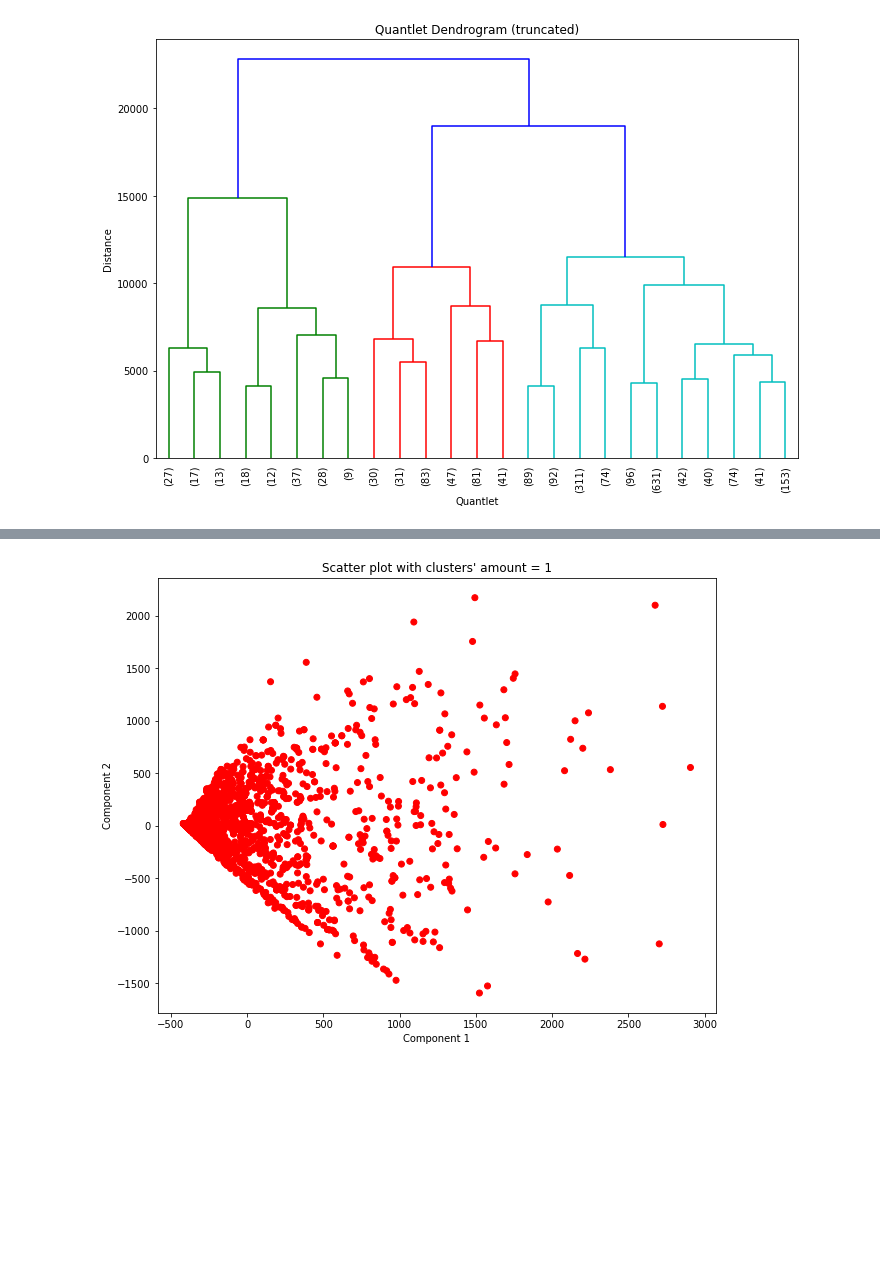
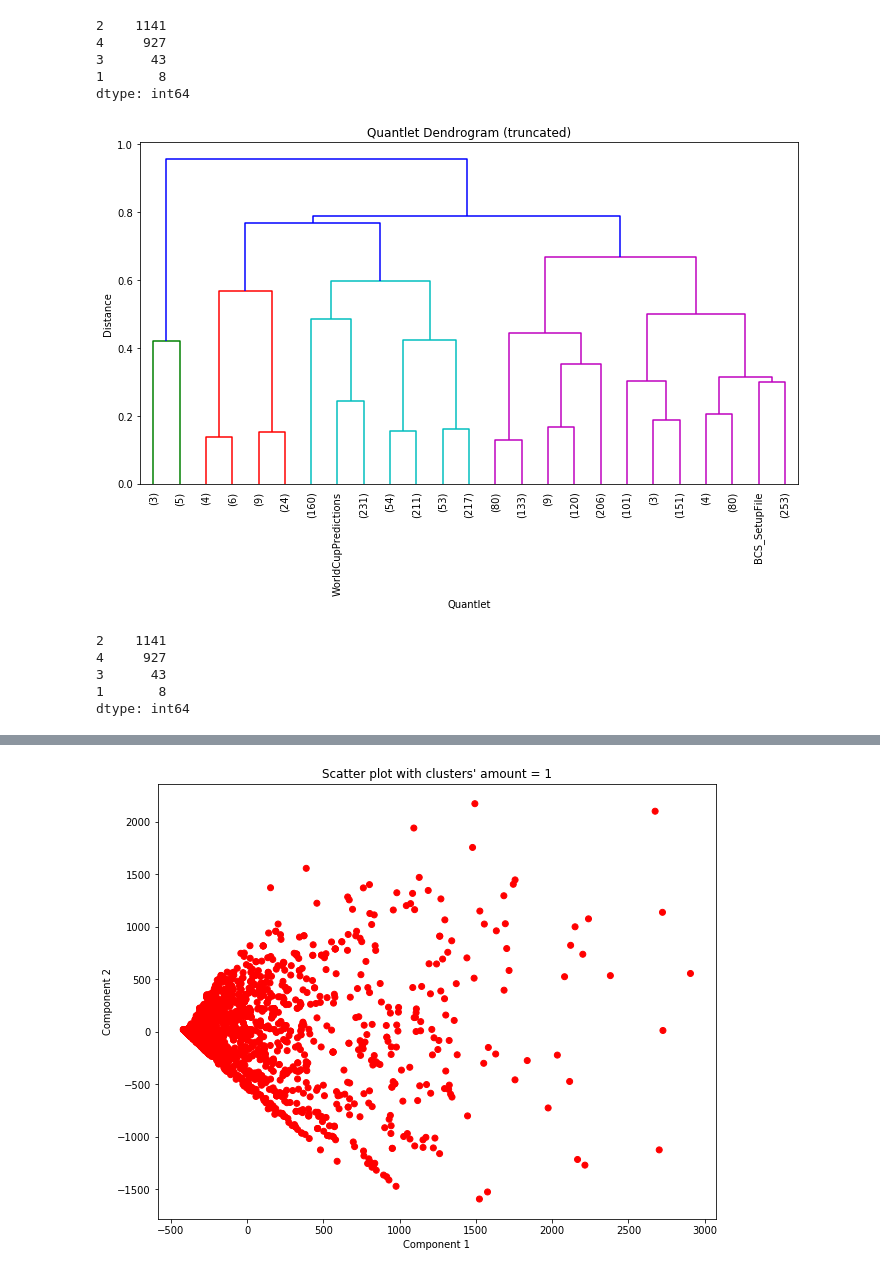
Before and after one commit to lizzzi111/HClustering, a Jupyter notebook: DEDA_HClustering_quantlets/DEDA_HClustering_quantlet.ipynb, the cells around one changed output, grey strips where cells are left out. Saved outputs shown, nothing was run; the diff lists cells and outputs as text; code cells hidden in the pictures; blank space fills up the shorter version.

```diff
--- a/DEDA_HClustering_quantlets/DEDA_HClustering_quantlet.ipynb
+++ b/DEDA_HClustering_quantlets/DEDA_HClustering_quantlet.ipynb
@@ -32,6 +34,6 @@ Using TensorFlow backend.
 # %%
 # create data frame
-df = {'name': np.zeros(len(data['quantlets'])),
+df = {'Name': np.zeros(len(data['quantlets'])),
       'author_of_last_comm': np.zeros(len(data['quantlets'])),
       'is_debuggable': np.zeros(len(data['quantlets'])),
       'grade': np.zeros(len(data['quantlets'])),
@@ -41,7 +43,8 @@ df = pd.DataFrame(data=df)
 # %%
 # extract the columns we need
 for c, i in enumerate(data['quantlets']):
-    df.loc[c,'name'] = i
+    df.loc[c,'Name'] = i
+    df.loc[c,'author_of_first_comm'] = data['quantlets'][i]['commit_first']['commit']['author']['name']
     df.loc[c,'author_of_last_comm'] = data['quantlets'][i]['commit_last']['commit']['author']['name']
     df.loc[c,'is_debuggable'] = data['quantlets'][i]['is_debuggable']
     try:
@@ -66,3 +61,18 @@ did not work
+# %%
+# add HClustering
+df = df.append(pd.DataFrame({'Name' : 'DEDA_HClustering_image_example_km',
+                      'author_of_first_comm': 'NA',
+                      'author_of_last_comm': 'NA',
+                      'is_debuggable': True,
+                      'grade': 'NA',
+                      'keywords': 'Computer vision image segmentation k-means cluster analysis'}, index = [df.index.max()+1]))
+
+df = df.append(pd.DataFrame({'Name' : 'DEDA_HClustering_quantlets',
+                      'author_of_first_comm': 'NA',
+                      'author_of_last_comm': 'NA',
+                      'is_debuggable': True,
+                      'grade': 'NA',
+                      'keywords': 'Quantlets hierarchical k-means cluster analysis'}, index = [df.index.max()+1]))
 # %%
 # text preprocessing
 tokenizer = Tokenizer(num_words=10000)
@@ -70,15 +80,17 @@ tokenizer.fit_on_texts(df.keywords.values)
 train_X = tokenizer.texts_to_sequences(df.keywords.values, )
 train_X = [np.unique(i) for i in train_X]
 train_X = pad_sequences(train_X, maxlen=15, padding='post')
-labels = [i.split('/')[1] for i in df.name]
+#labels = [i.split('/')[1] for i in df.name]
 labels = []
-for i in df.name:
-    temp = i.split('/')
+for i in df.Name:
+    temp = str(i).split('/')
     if len(temp)==3:
         labels.append(temp[1])
     elif len(temp)==2:
         labels.append(temp[0])
     elif len(temp)==4:
         labels.append(temp[2])
+    elif len(temp)==5:
+        labels.append(' '.join([temp[0],temp[3]]))
     else:
         labels.append(i)
@@ -107,12 +123,20 @@ plt.savefig(f'{IMG_PATH}dendr_full.png', transparent=True)
+# %%
+pd.Series(clusters).value_counts()
+# %% [output]
+2    1141
+4     927
+3      43
+1       8
+dtype: int64
 # %%
 plt.figure(figsize=(10, 7))
 plt.title("Quantlet Dendrogram (truncated)")
 plt.xlabel('Quantlet')
 plt.ylabel('Distance')
-Z = shc.linkage(train_X, method='ward')
-dend = shc.dendrogram(Z, truncate_mode='lastp', p=25, labels=labels, leaf_rotation=90)
+Z = shc.linkage(train_X,  method='average', metric='cosine')
+dend = shc.dendrogram(Z, truncate_mode='lastp', p=25, labels=labels, leaf_rotation=90, count_sort=True)
 plt.tight_layout()
 plt.savefig(f'{IMG_PATH}dendr_trunc.png', transparent=True)
 # %% [output]
-[figure, old version]
+[figure, new version]
 # %%
@@ -146 +173,9 @@ for i in range(1, max_d+1):
     cluster_labels[i] = ' '.join(temp)
+# %%
+pd.Series(clusters).value_counts()
+# %% [output]
+2    1141
+4     927
+3      43
+1       8
+dtype: int64
```
Also changed, not shown: parts of 9 cells of this notebook, 6 other files.
